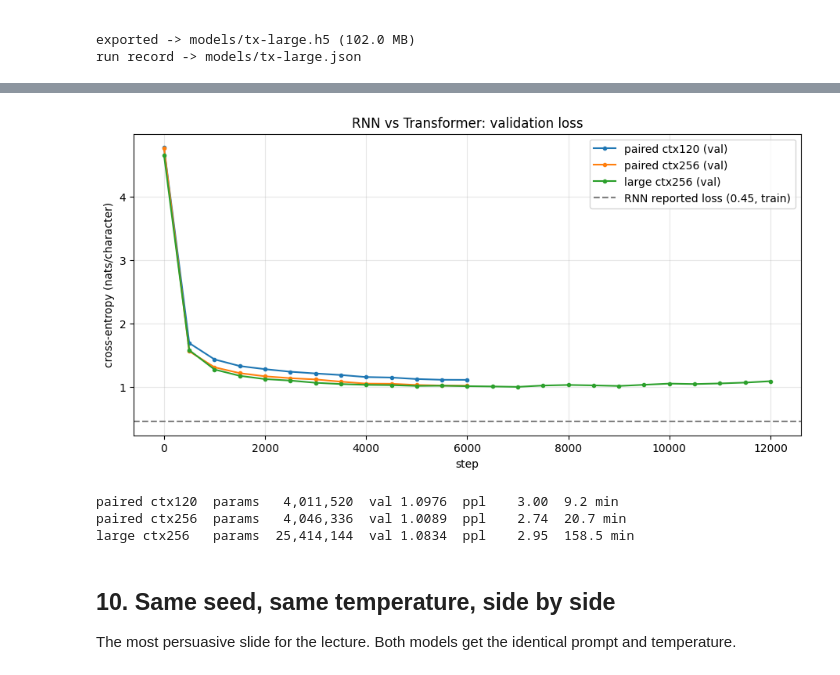
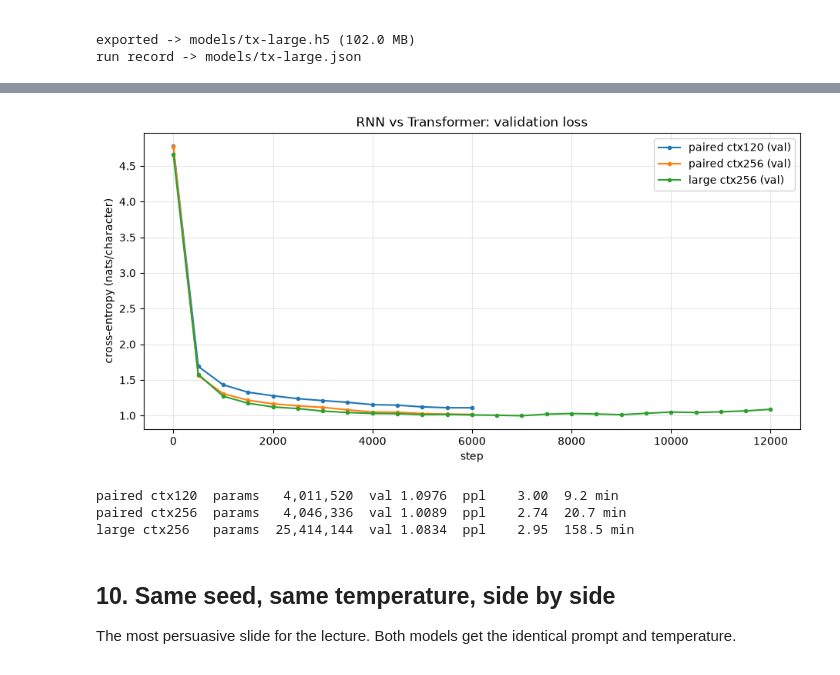
Before and after one commit to Mjrovai/Jules_Verne, a Jupyter notebook: Train results/Train_JulesVerne_Transformer.ipynb, the cells around one changed output, grey strips where cells are left out. Drawn from its saved outputs; the diff is of its cells as text; code cells hidden in the pictures.

```diff
--- a/Train results/Train_JulesVerne_Transformer.ipynb
+++ b/Train results/Train_JulesVerne_Transformer.ipynb
@@ -384,31 +388,30 @@ held-out number — which is itself a good point to make in class.
 # %%
 import json, math
 import matplotlib.pyplot as plt
 
 runs = {}
 for label, path in (('paired ctx120', 'models/tx-paired-ctx120.json'),
                     ('paired ctx256', 'models/tx-paired.json'),
                     ('large ctx256',  'models/tx-large.json')):
     p = Path(path)
     if p.exists():
         runs[label] = json.loads(p.read_text())
 
 plt.figure(figsize=(11, 5))
 for label, run in runs.items():
     steps = [h['step'] for h in run['history']]
     vals = [h['val'] for h in run['history']]
     plt.plot(steps, vals, marker='o', ms=3, label=f"{label} (val)")
-plt.axhline(0.45, ls='--', c='grey', label='RNN reported loss (0.45, train)')
 plt.xlabel('step'); plt.ylabel('cross-entropy (nats/character)')
 plt.title('RNN vs Transformer: validation loss'); plt.legend(); plt.grid(alpha=.3)
 plt.show()
 
 for label, run in runs.items():
     print(f"{label:14s} params {run['parameters']:>11,}  "
           f"val {run['final_val_loss']:.4f}  ppl {run['final_val_perplexity']:7.2f}  "
           f"{run['train_minutes']:.1f} min")
 # %% [output]
-[figure, old version]
+[figure, new version]
 paired ctx120  params   4,011,520  val 1.0976  ppl    3.00  9.2 min
 paired ctx256  params   4,046,336  val 1.0089  ppl    2.74  20.7 min
 large ctx256   params  25,414,144  val 1.0834  ppl    2.95  158.5 min
```
Also changed, not shown: parts of 2 cells of this notebook.
